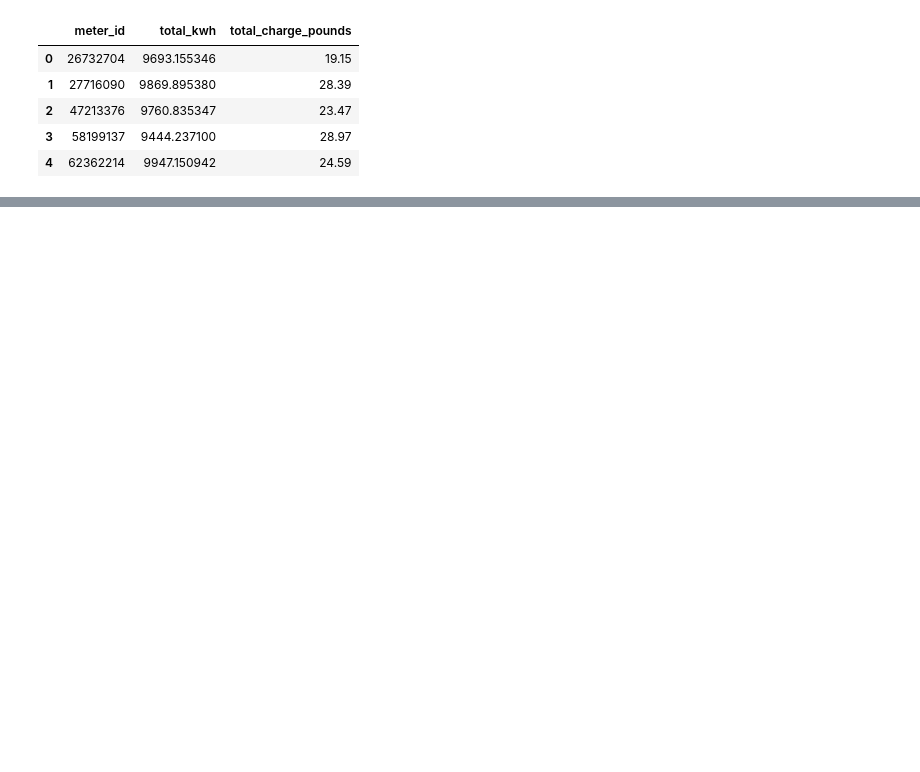
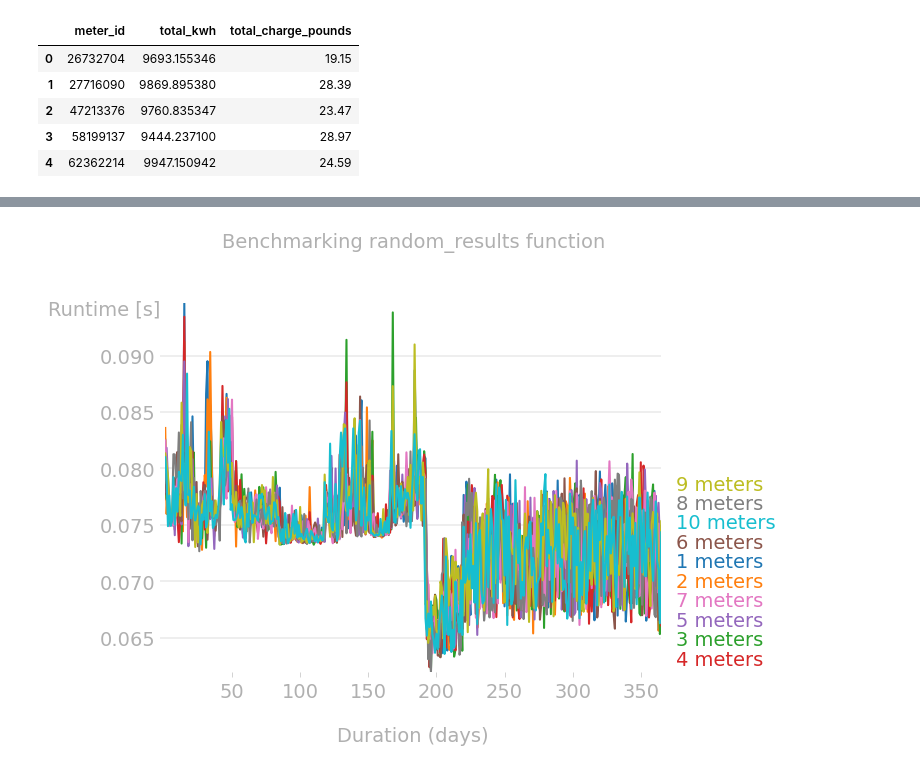
Before and after one commit to GingerKingB/Gorilla, a Jupyter notebook: Gorilla_benchmarking.ipynb, the cells around one changed output, grey strips where cells are left out. Saved outputs shown, nothing was run; the diff lists cells and outputs as text; code cells hidden in the pictures; blank space fills up the shorter version.

```diff
--- a/Gorilla_benchmarking.ipynb
+++ b/Gorilla_benchmarking.ipynb
@@ -75,0 +79,4 @@ benchmark_random_results(10, 50)
+# %%
+# Call the benchmark function
+benchmark_random_results(10, 365)
+# %% [output]
@@ -75,0 +86 @@ benchmark_random_results(10, 50)
+[figure, added]
```
Also changed, not shown: parts of 3 cells of this notebook.
